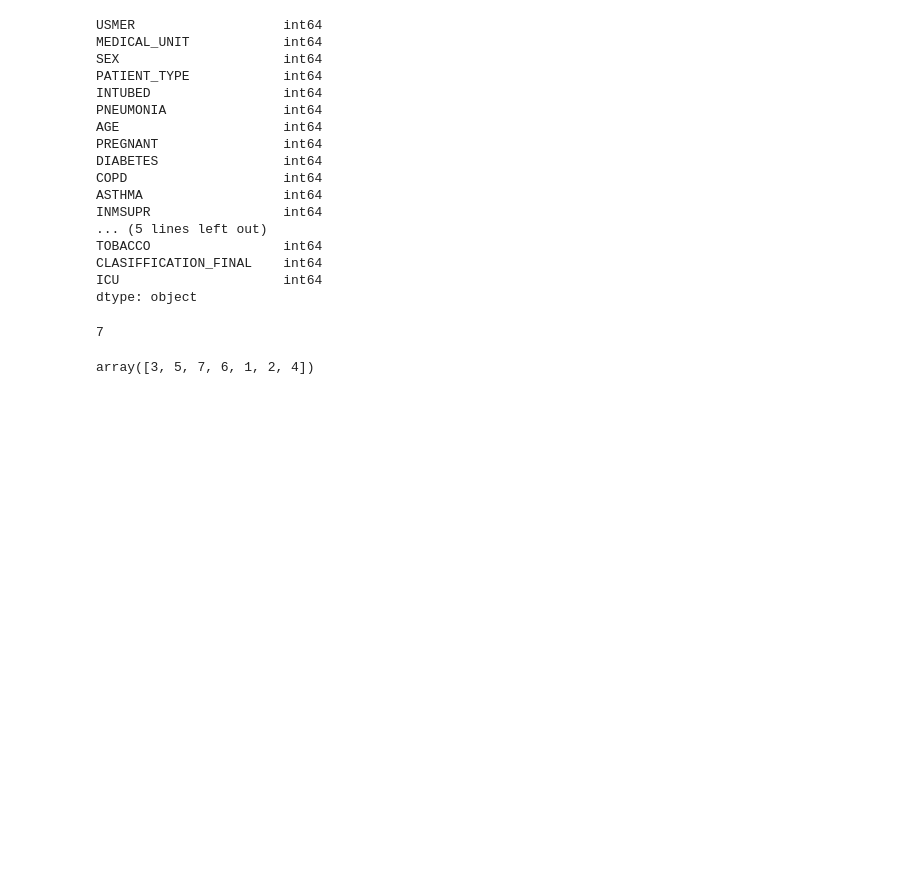
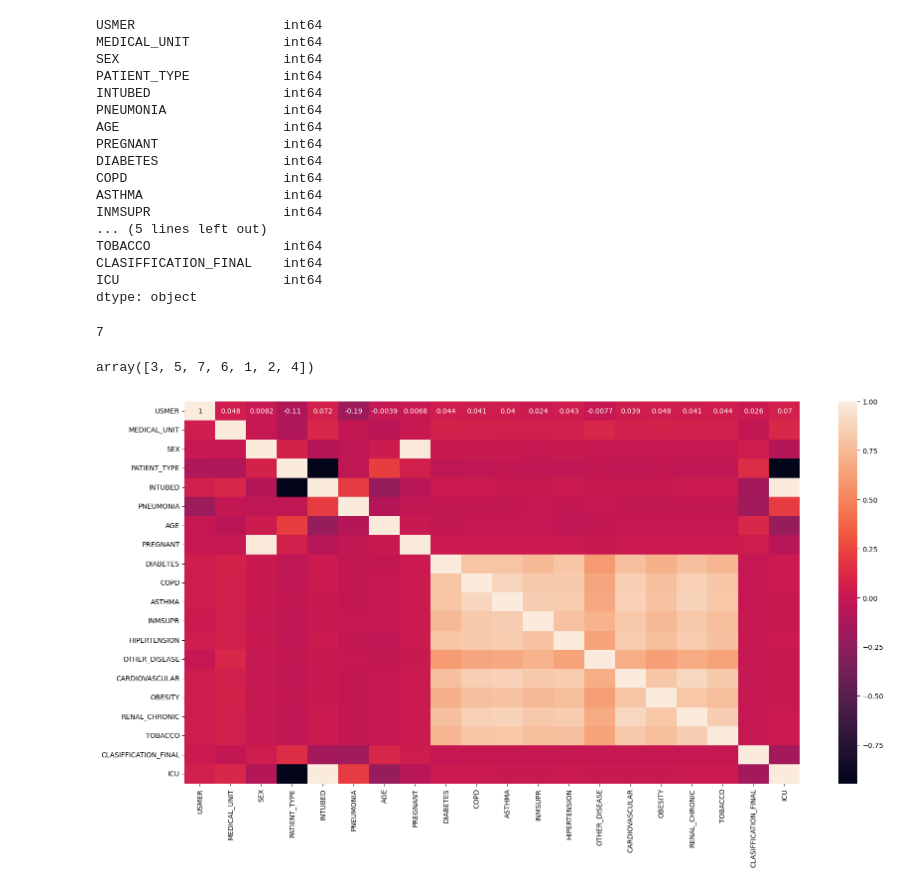
Before and after one commit to MaukanMir/Covid-Classifier, a Jupyter notebook: training.ipynb, the cells around one changed output. Saved outputs shown, nothing was run; the diff lists cells and outputs as text; code cells hidden in the pictures; blank space fills up the shorter version.

```diff
--- a/training.ipynb
+++ b/training.ipynb
@@ -89,3 +89,12 @@ df["CLASIFFICATION_FINAL"].nunique()
 df["CLASIFFICATION_FINAL"].unique()
 # %% [output]
 array([3, 5, 7, 6, 1, 2, 4])
+# %%
+df["CLASIFFICATION_FINAL"] = df["CLASIFFICATION_FINAL"].apply(lambda x: 1 if x <=3 else 0)
+# %%
+plt.figure(figsize=(20,10))
+relations = df.corr()
+sns.heatmap(data=relations, annot=True)
+plt.show()
+# %% [output]
+[figure, added]
```
